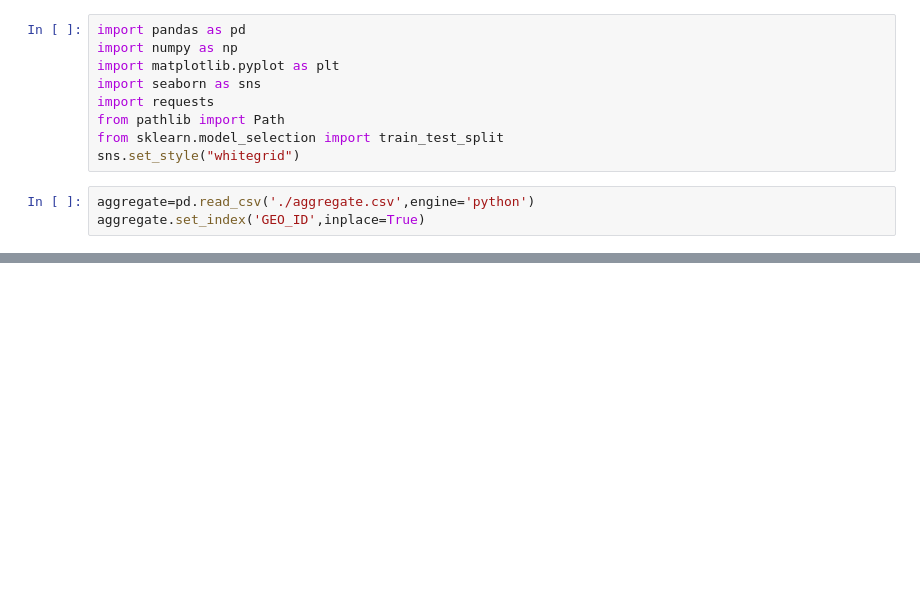
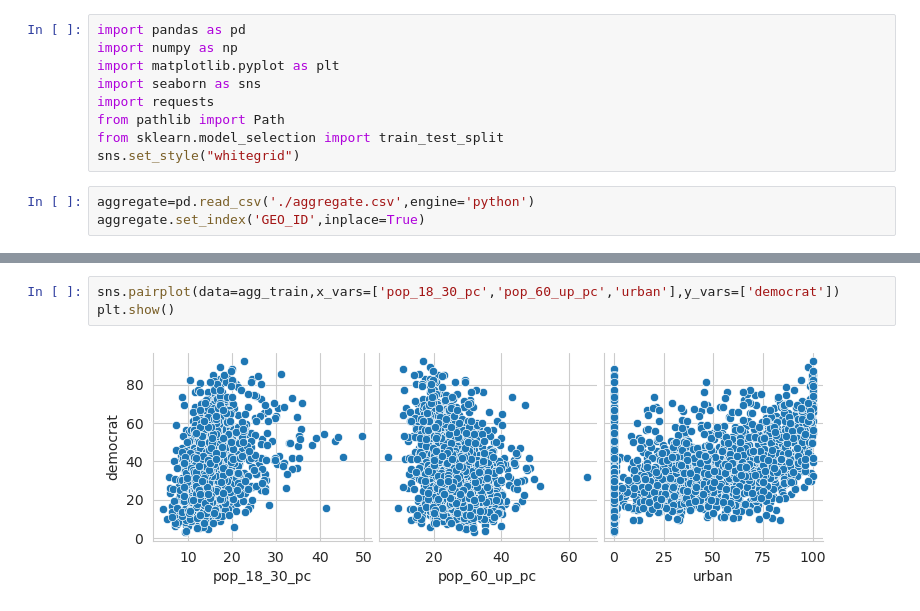
Before and after one commit to srijanrodo/erdos_ds_project, a Jupyter notebook: data_visualization.ipynb, the cells around one changed output, grey strips where cells are left out. Cells and saved outputs as stored; diff of their text form; blank space fills up the shorter version.

```diff
--- a/data_visualization.ipynb
+++ b/data_visualization.ipynb
@@ -43,0 +46,5 @@ plt.show()
+# %%
+sns.pairplot(data=agg_train,x_vars=['pop_18_30_pc','pop_60_up_pc','urban'],y_vars=['democrat'])
+plt.show()
+# %% [output]
+[figure, added]
```
Also changed, not shown: parts of 13 cells of this notebook.
